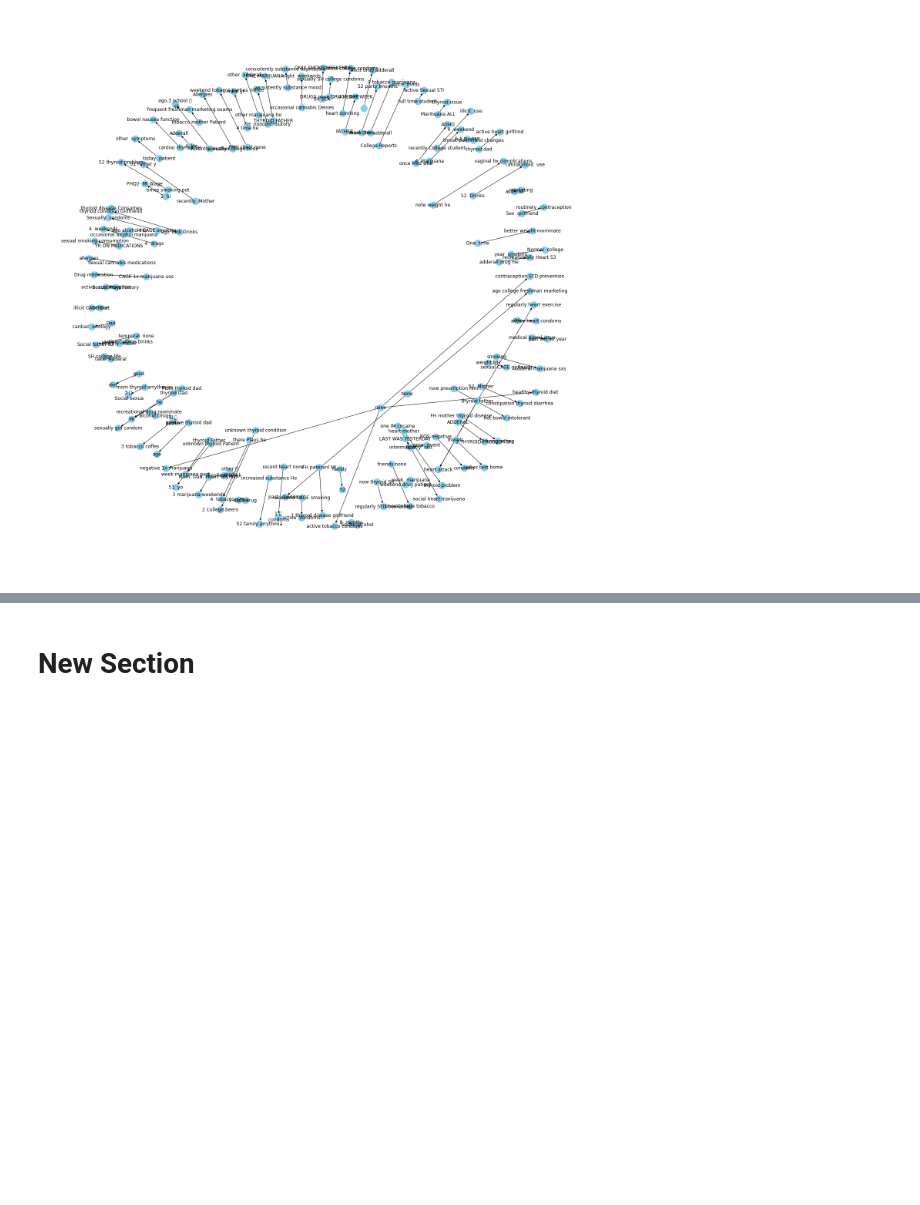
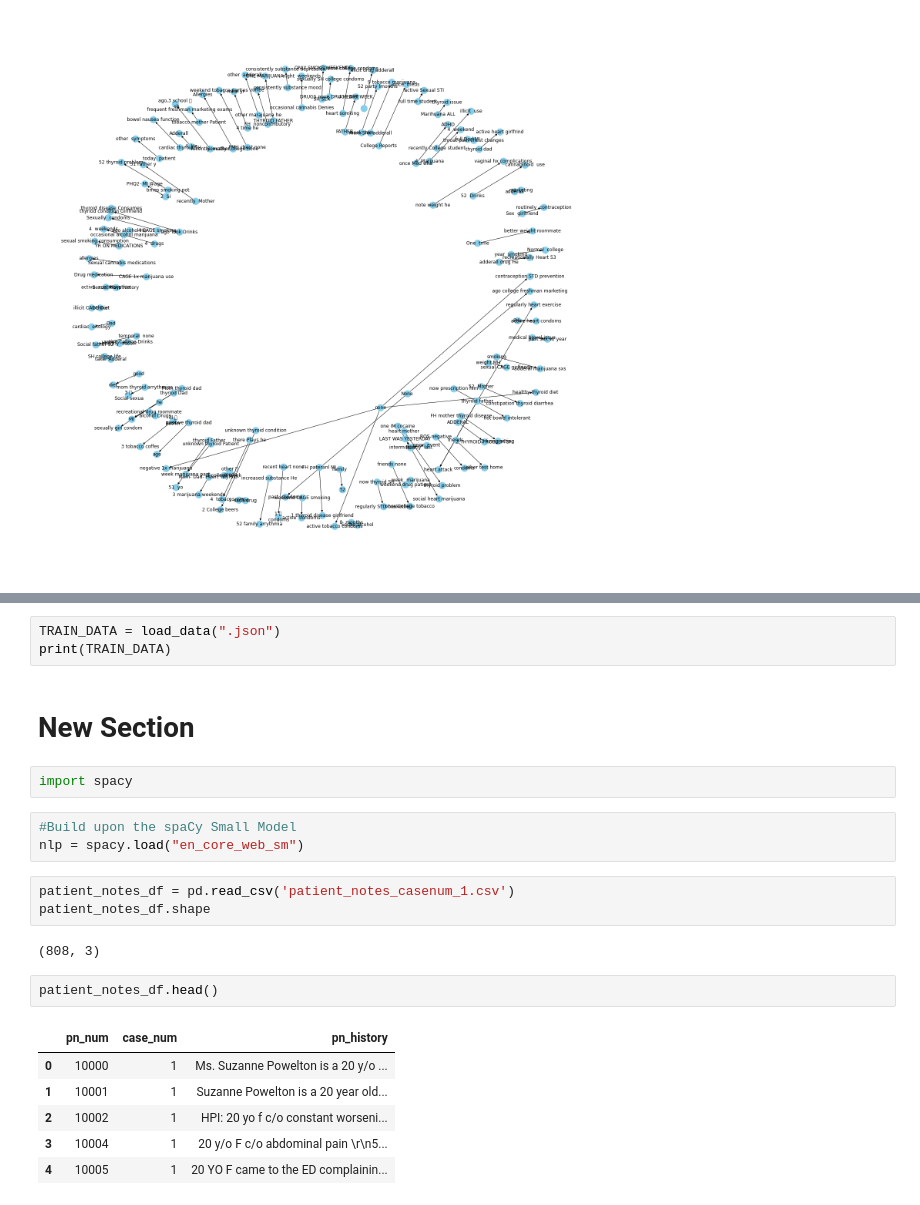
Before and after one commit to subuiyer411/nbme, a Jupyter notebook: NBME_1.ipynb, the cells around one changed output, grey strips where cells are left out. Drawn from its saved outputs; the diff is of its cells as text; blank space fills up the shorter version.

```diff
--- a/NBME_1.ipynb
+++ b/NBME_1.ipynb
@@ -451,2 +473,24 @@ plt.show()
+# %%
+TRAIN_DATA = load_data(".json")
+print(TRAIN_DATA)
 # %% [markdown]
 # New Section
+# %%
+import spacy
+# %%
+#Build upon the spaCy Small Model
+nlp = spacy.load("en_core_web_sm")
+# %%
+patient_notes_df = pd.read_csv('patient_notes_casenum_1.csv')
+patient_notes_df.shape
+# %% [output]
+(808, 3)
+# %%
+patient_notes_df.head()
+# %% [output]
+|  | pn_num | case_num | pn_history |
+| 0 | 10000 | 1 | Ms. Suzanne Powelton is a 20 y/o ... |
+| 1 | 10001 | 1 | Suzanne Powelton is a 20 year old... |
+| 2 | 10002 | 1 | HPI: 20 yo f c/o constant worseni... |
+| 3 | 10004 | 1 | 20 y/o F c/o abdominal pain \r\n5... |
+| 4 | 10005 | 1 | 20 YO F came to the ED complainin... |
```
Also changed, not shown: parts of 25 cells of this notebook.
